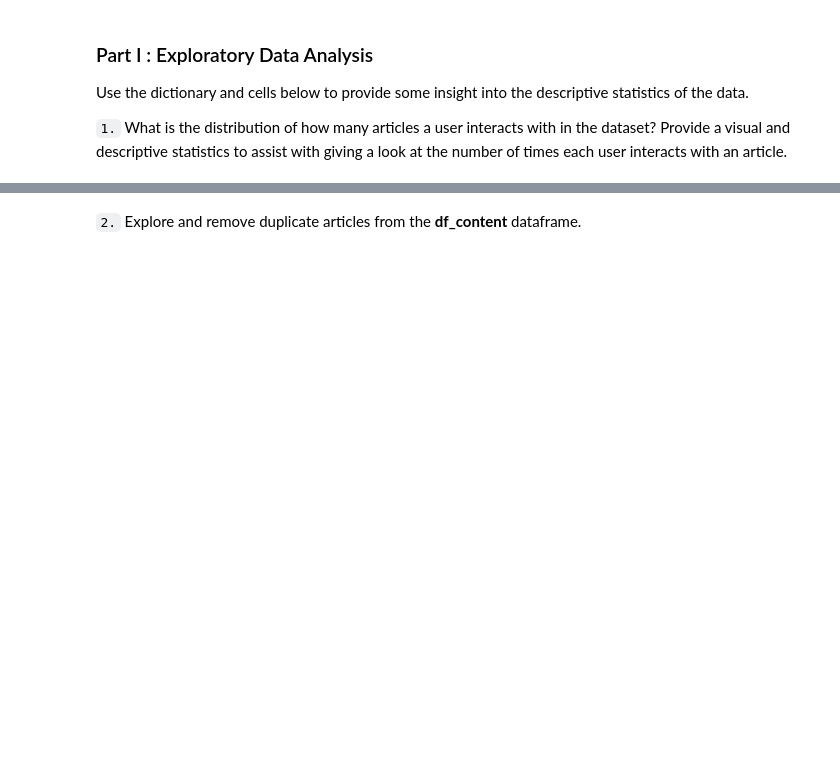
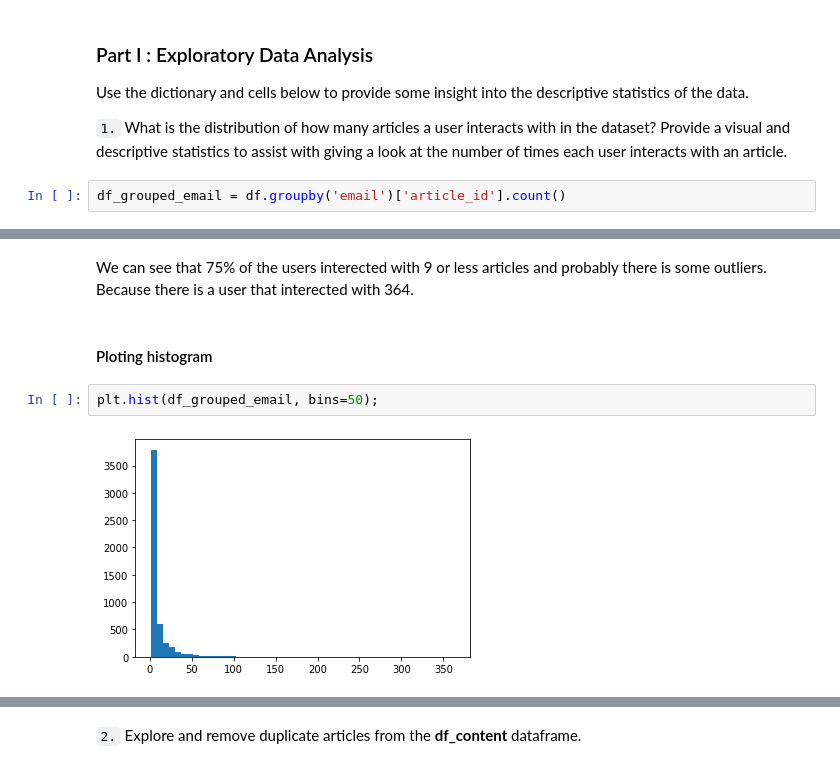
Before and after one commit to jairNeto/ibm-recommender-system, a Jupyter notebook: Recommendations_with_IBM.ipynb, the cells around one changed output, grey strips where cells are left out. Cells and saved outputs as stored; diff of their text form; blank space fills up the shorter version.

```diff
--- a/Recommendations_with_IBM.ipynb
+++ b/Recommendations_with_IBM.ipynb
@@ -44,3 +58,5 @@ df_content.head()
 Use the dictionary and cells below to provide some insight into the descriptive statistics of the data.
 
 `1.` What is the distribution of how many articles a user interacts with in the dataset?  Provide a visual and descriptive statistics to assist with giving a look at the number of times each user interacts with an article.
+# %%
+df_grouped_email = df.groupby('email')['article_id'].count()
@@ -46,0 +76,9 @@ Use the dictionary and cells below to provide some insight into the descriptive
+# %% [markdown]
+We can see that 75% of the users interected with 9 or less articles and probably there is some outliers.
+Because there is a user that interected with 364.
+# %% [markdown]
+#### Ploting histogram
+# %%
+plt.hist(df_grouped_email, bins=50);
+# %% [output]
+[figure, added]
```
Also changed, not shown: parts of 59 cells of this notebook.
